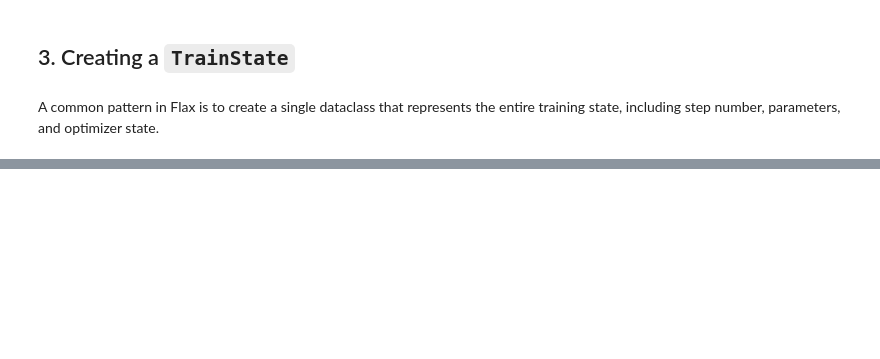
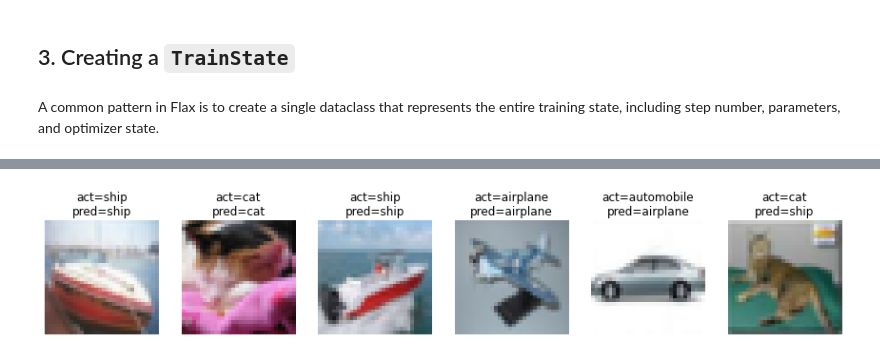
Before and after one commit to terrence-ou/Generative-Deep-Learning-2nd-Edition-PyTorch-JAX, a Jupyter notebook: JAX_FLAX/chapter_02_deeplearning/01_MLP.ipynb, the cells around one changed output, grey strips where cells are left out. Cells and saved outputs as stored; diff of their text form; code cells hidden in the pictures; blank space fills up the shorter version.

```diff
--- a/JAX_FLAX/chapter_02_deeplearning/01_MLP.ipynb
+++ b/JAX_FLAX/chapter_02_deeplearning/01_MLP.ipynb
@@ -149,0 +188,8 @@ def create_train_state(module, rng, learning_rate):
+# %%
+classes, train_ds, test_ds = get_datasets(NUM_EPOCHS, BATCH_SIZE)
+
+tf.random.set_seed(0)
+init_rng = jax.random.PRNGKey(0)
+
+state = create_train_state(mlp, init_rng, LR)
+del init_rng
@@ -149,0 +264,29 @@ def create_train_state(module, rng, learning_rate):
+# %%
+test_batch = tfds.as_numpy(next(iter(test_ds)))
+
+logits = state.apply_fn({'params': state.params}, test_batch['image'])
+preds = logits.argmax(-1)
+
+true_labels = test_batch['label']
+imgs = test_batch['image']
+# %%
+num_to_show = 6
+indices = np.random.choice(np.arange(len(imgs)), num_to_show, replace=True)
+
+fig = plt.figure(figsize=(15, 5))
+fig.subplots_adjust(hspace=0.2, wspace=0.2)
+
+for i, idx in enumerate(indices):
+    img = imgs[i]
+    ax = fig.add_subplot(1, num_to_show, i+1, label='test')
+    ax.axis('off')
+
+    pred_class = classes[preds[i]]
+    true_class = classes[true_labels[i]]
+
+    ax.imshow(img)
+    ax.set_title(f'act={true_class}\npred={pred_class}')
+
+plt.show()
+# %% [output]
+[figure, added]
```
Also changed, not shown: parts of 17 cells of this notebook, 1 other file.
